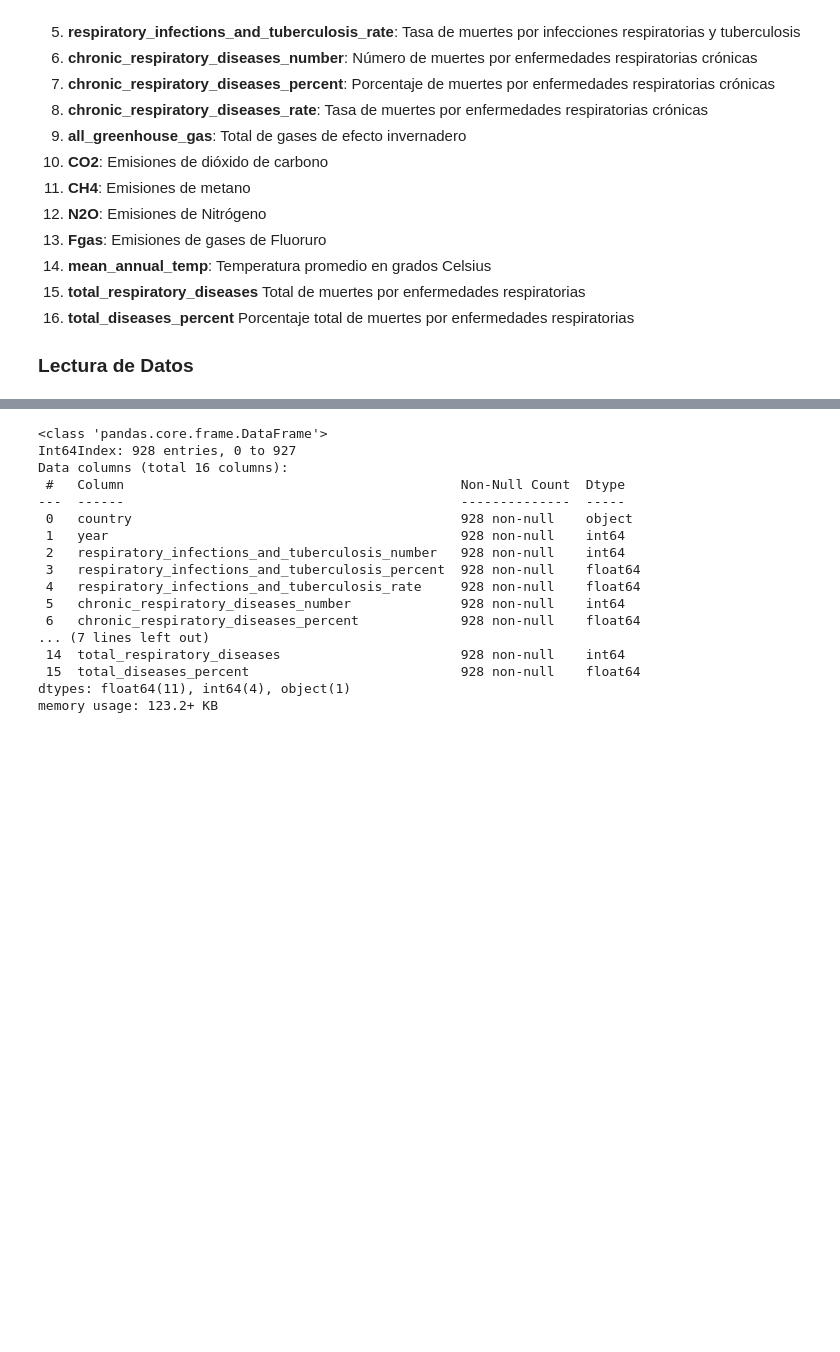
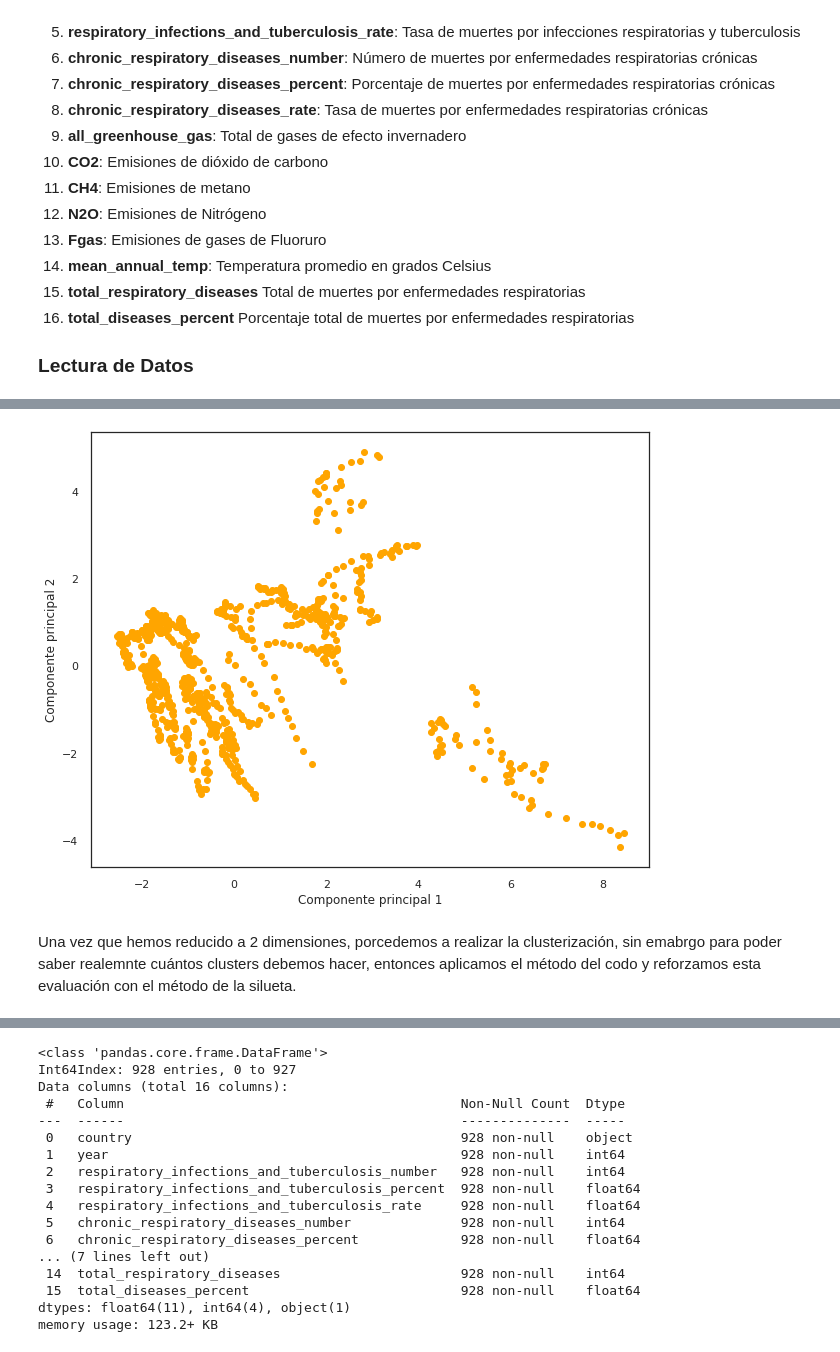
Before and after one commit to OmarGard/Bedu-E2-Modulo5, a Jupyter notebook: Postwork4 .ipynb, the cells around one changed output, grey strips where cells are left out. Drawn from its saved outputs; the diff is of its cells as text; code cells hidden in the pictures; blank space fills up the shorter version.

```diff
--- a/Postwork4 .ipynb
+++ b/Postwork4 .ipynb
@@ -68,0 +156,12 @@ df.head()
+# %%
+#Graficamos
+plt.figure(figsize = (10,8))
+sns.set(style = "white")
+plt.scatter(x = pca_2_resultados[:,0], y = pca_2_resultados[:,1], color = 'orange')
+plt.xlabel("Componente principal 1")
+plt.ylabel("Componente principal 2")
+plt.show();
+# %% [output]
+[figure, added]
+# %% [markdown]
+Una vez que hemos reducido a 2 dimensiones, porcedemos a realizar la clusterización, sin emabrgo para poder saber realemnte cuántos clusters debemos hacer, entonces aplicamos el método del codo y reforzamos esta evaluación con el método de la silueta.
```
Also changed, not shown: parts of 17 cells of this notebook.
